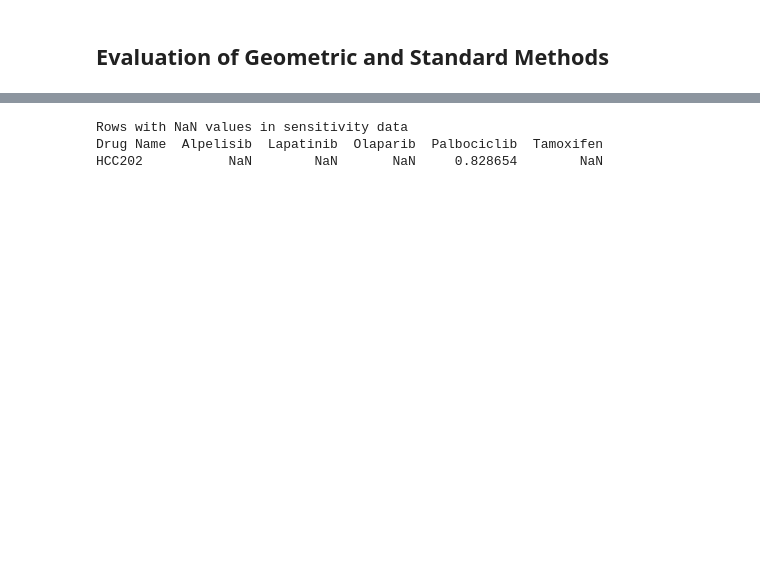
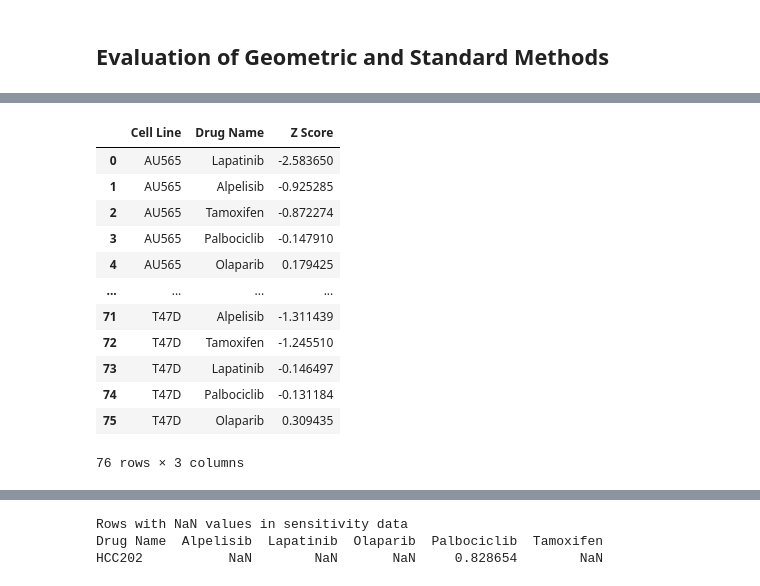
Before and after one commit to anacarsi/ss24_CCA_Reduced_Rank, a Jupyter notebook: src/evaluate.ipynb, the cells around one changed output, grey strips where cells are left out. Cells and saved outputs as stored; diff of their text form; code cells hidden in the pictures; blank space fills up the shorter version.

```diff
--- a/src/evaluate.ipynb
+++ b/src/evaluate.ipynb
@@ -9,0 +30,22 @@ Wrote to file
+# %%
+import numpy as np
+import pandas as pd
+from sklearn.cross_decomposition import CCA
+from sklearn.preprocessing import StandardScaler
+import matplotlib.pyplot as plt
+
+ccaman.sensitivity_data
+# %% [output]
+|  | Cell Line | Drug Name | Z Score |
+| 0 | AU565 | Lapatinib | -2.583650 |
+| 1 | AU565 | Alpelisib | -0.925285 |
+| 2 | AU565 | Tamoxifen | -0.872274 |
+| 3 | AU565 | Palbociclib | -0.147910 |
+| 4 | AU565 | Olaparib | 0.179425 |
+| ... | ... | ... | ... |
+| 71 | T47D | Alpelisib | -1.311439 |
+| 72 | T47D | Tamoxifen | -1.245510 |
+| 73 | T47D | Lapatinib | -0.146497 |
+| 74 | T47D | Palbociclib | -0.131184 |
+| 75 | T47D | Olaparib | 0.309435 |
+76 rows × 3 columns
```
Also changed, not shown: parts of 15 cells of this notebook, 2 other files.
